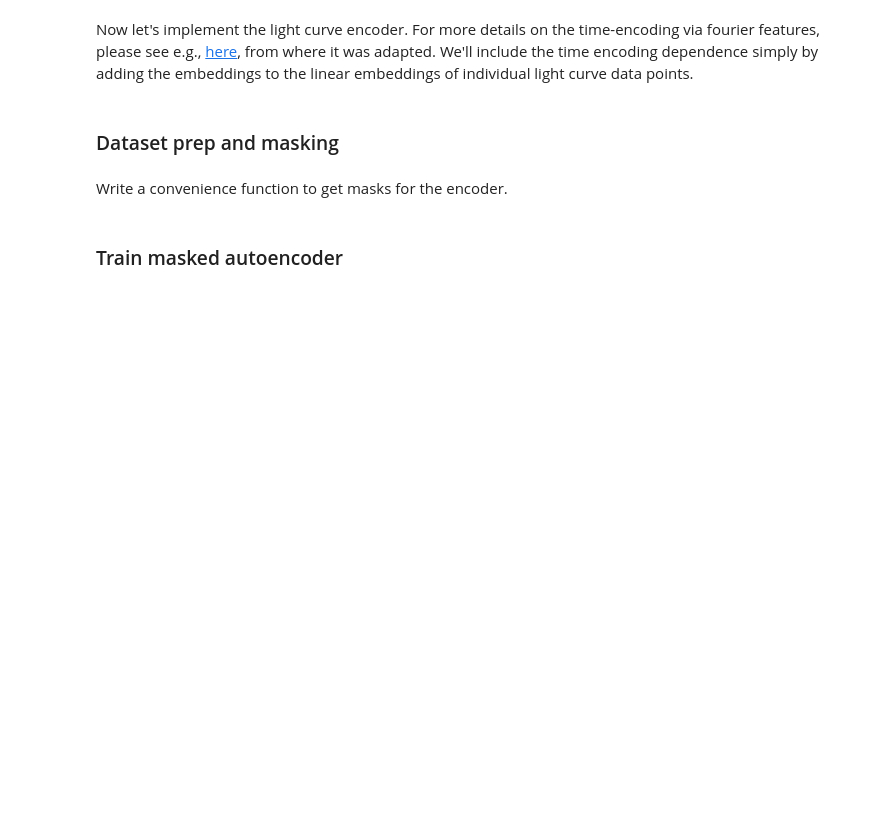
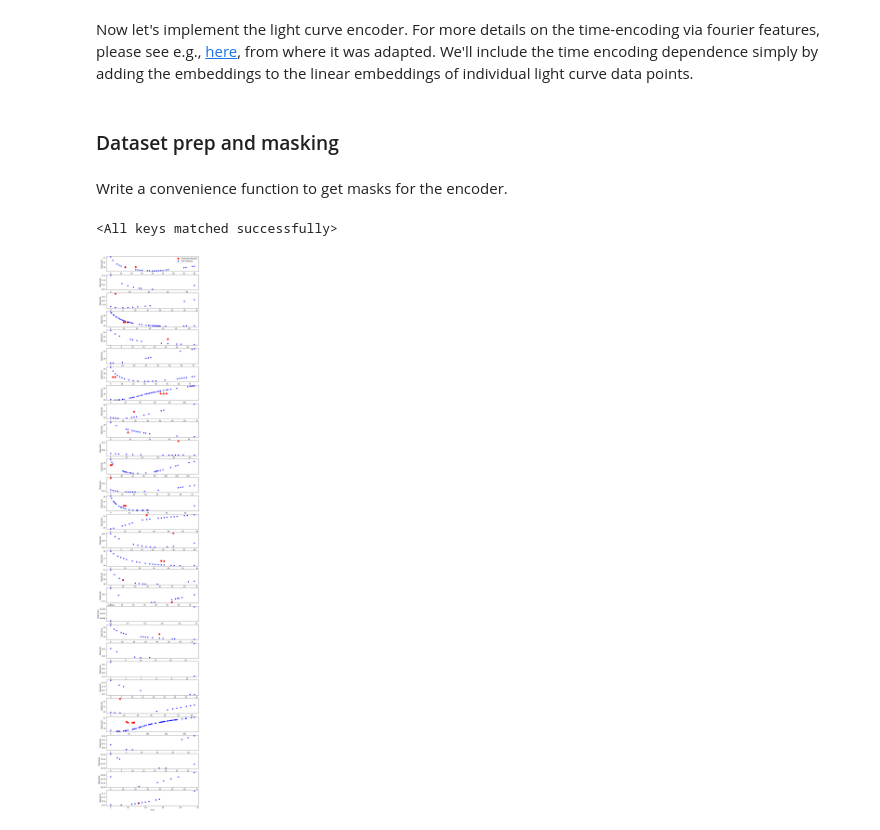
Before and after one commit to ThomasHelfer/multimodal-supernovae, a Jupyter notebook: pretraining.ipynb, the cells around one changed output. Saved outputs shown, nothing was run; the diff lists cells and outputs as text; code cells hidden in the pictures; blank space fills up the shorter version.

Commit message:
fixed bug in mask

```diff
--- a/pretraining.ipynb
+++ b/pretraining.ipynb
@@ -141,3 +49,6 @@ torch.Size([5, 160])
+# %%
+loader = DataLoader(dataset, batch_size=1024, shuffle=True, num_workers=4)
+assert_sorted_lc(loader, bands)
 # %% [markdown]
 ### Light curve encoder
 # %% [markdown]
@@ -157,18 +68,21 @@ Now let's implement the light curve encoder. For more details on the time-encodi
 ### Dataset prep and masking
 # %% [markdown]
 Write a convenience function to get masks for the encoder.
-# %% [markdown]
-### Train masked autoencoder
 # %%
 mlce = MaskedLightCurveEncoder(
     f_mask=0.15,
     lr=6e-4,
     nband=2,
     transformer_kwargs={
-        "n_out": 80,
-        "emb": 256,
-        "heads": 4,
-        "depth": 12,
-        "dropout": 0.002,
+        "n_out": 32,
+        "emb": 32,
+        "heads": 2,
+        "depth": 9,
+        "dropout": 0.0001988,
     },
 )
+# Load pretrained
+pretrain_lc_path = "analysis/./4x2kdxcj/soft-sweep-2/epoch=14-step=870.ckpt"
+mlce.load_state_dict(torch.load(pretrain_lc_path)["state_dict"])
+# %% [output]
+<All keys matched successfully>
@@ -174,0 +91,51 @@ mlce = MaskedLightCurveEncoder(
+# %%
+batch = next(iter(loader))
+_, mag_test, time_test, padding_mask, spec, freq, maskspec, redshift, _ = batch
+
+nbands = len(bands)
+mask_in, mask_pred = get_continous_random_mask(padding_mask, nbands, f_mask=0.10)
+x_masked = mag_test.clone()
+x_masked[~mask_in] = 0  # Mask out the selected parts of the input
+x_pred = mlce(x_masked, time_test, mask=padding_mask)
+
+number_of_plots = 30
+fig, axs = plt.subplots(number_of_plots, 1, figsize=(10, 60))
+
+N = time_test.shape[1]
+for i in range(number_of_plots):
+    # sorted_indices = torch.argsort(time_test[i])
+    t = time_test[i][: N // nbands]
+    mask = mask_pred[i][: N // nbands]
+    general_mask = padding_mask[i][: N // nbands]
+    x_pred_sorted = x_pred[i][: N // nbands]
+    mag_test_sorted = mag_test[i][: N // nbands]
+
+    # Predicted data (masked)
+    x_tmp = x_pred_sorted[mask]
+    t_tmp = t[mask]
+
+    axs[i].scatter(
+        t_tmp.detach().numpy(),
+        x_tmp.detach().numpy(),
+        color="red",
+        s=100,
+        label="Predicted (Masked)",
+    )
+    # Real data (masked)
+    x_real = mag_test_sorted[general_mask]
+    t_real = t[general_mask]
+    axs[i].scatter(
+        t_real.detach().numpy(),
+        x_real.detach().numpy(),
+        color="blue",
+        label="Real (Masked)",
+    )
+
+    # Setting labels and legends
+    axs[i].set_xlabel("Time")
+    axs[i].set_ylabel("Magnitude")
+    axs[0].legend()
+#   axs[i].set_ylim([14,22])
+plt.show()
+# %% [output]
+[figure, added]
```
Also changed, not shown: parts of 12 cells of this notebook, 3 other files.
